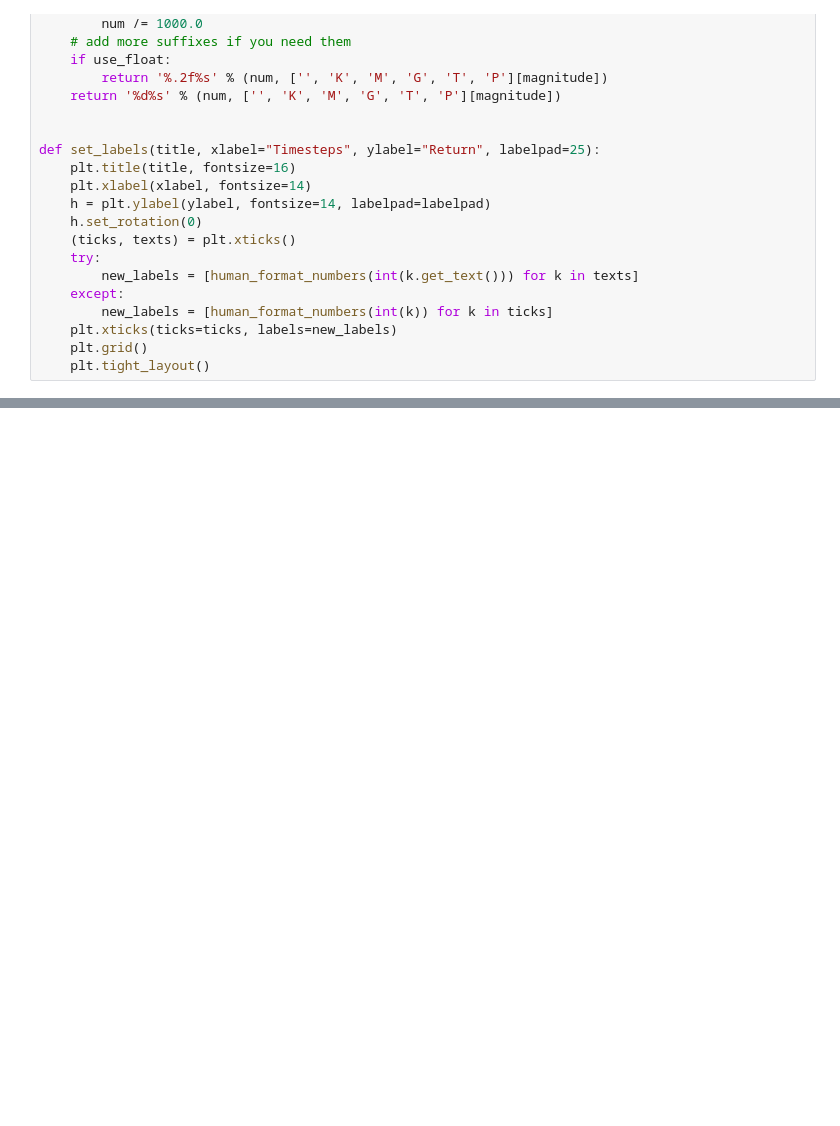
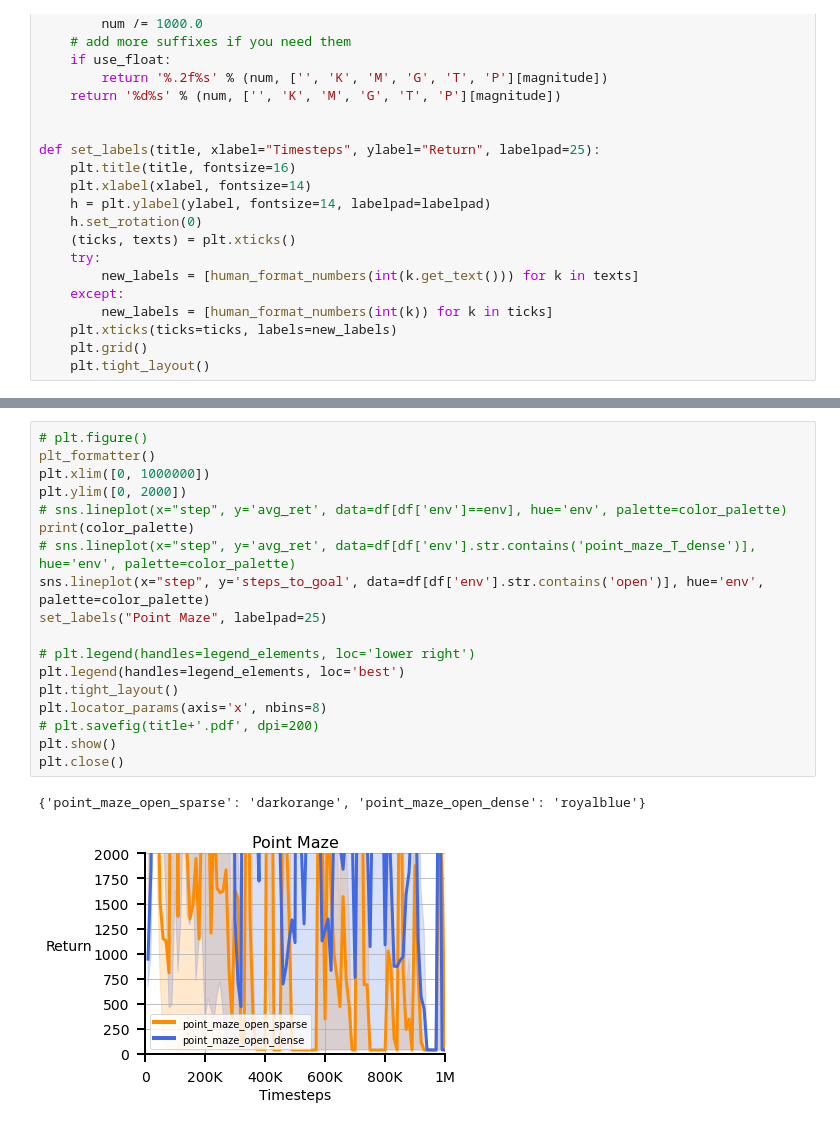
Before and after one commit to gauthamvasan/rl_suite, a Jupyter notebook: rl_suite/plot/point_maze.ipynb, the cells around one changed output, grey strips where cells are left out. Drawn from its saved outputs; the diff is of its cells as text; blank space fills up the shorter version.

```diff
--- a/rl_suite/plot/point_maze.ipynb
+++ b/rl_suite/plot/point_maze.ipynb
@@ -197,0 +171,21 @@ Run /home/vasan/scratch/tro_paper/point_maze_min_time_sparse/2023-08-03-17_45_38
+# %%
+# plt.figure()
+plt_formatter()
+plt.xlim([0, 1000000])
+plt.ylim([0, 2000])
+# sns.lineplot(x="step", y='avg_ret', data=df[df['env']==env], hue='env', palette=color_palette)
+print(color_palette)
+# sns.lineplot(x="step", y='avg_ret', data=df[df['env'].str.contains('point_maze_T_dense')], hue='env', palette=color_palette)
+sns.lineplot(x="step", y='steps_to_goal', data=df[df['env'].str.contains('open')], hue='env', palette=color_palette)
+set_labels("Point Maze", labelpad=25)
+
+# plt.legend(handles=legend_elements, loc='lower right')
+plt.legend(handles=legend_elements, loc='best')
+plt.tight_layout()
+plt.locator_params(axis='x', nbins=8)
+# plt.savefig(title+'.pdf', dpi=200)
+plt.show()
+plt.close()
+# %% [output]
+{'point_maze_open_sparse': 'darkorange', 'point_maze_open_dense': 'royalblue'}
+[figure, added]
```
Also changed, not shown: parts of 2 cells of this notebook, 1 other file.
